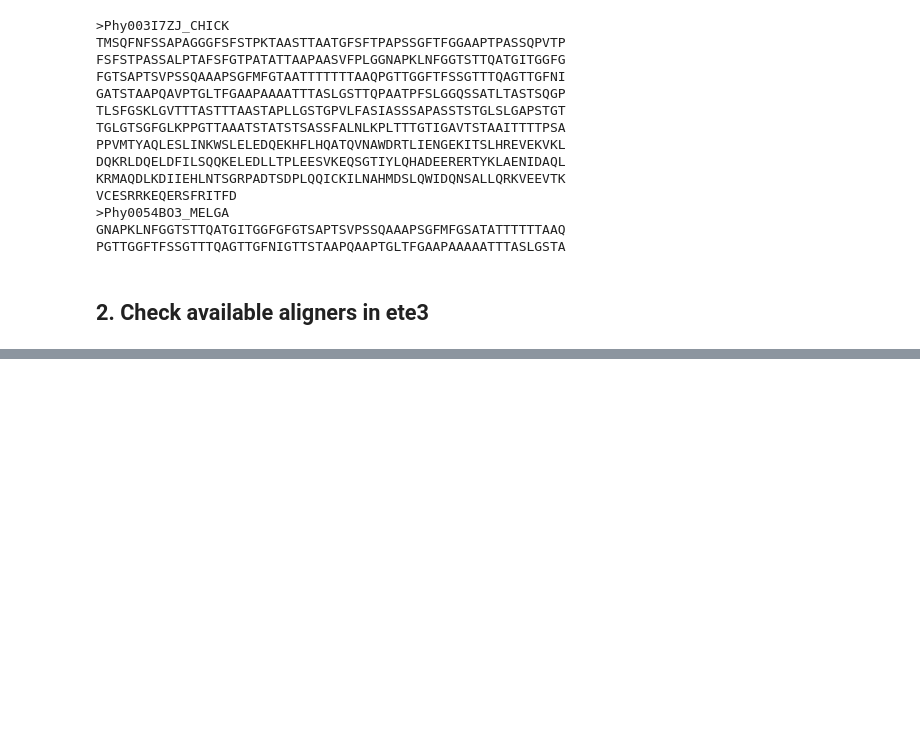
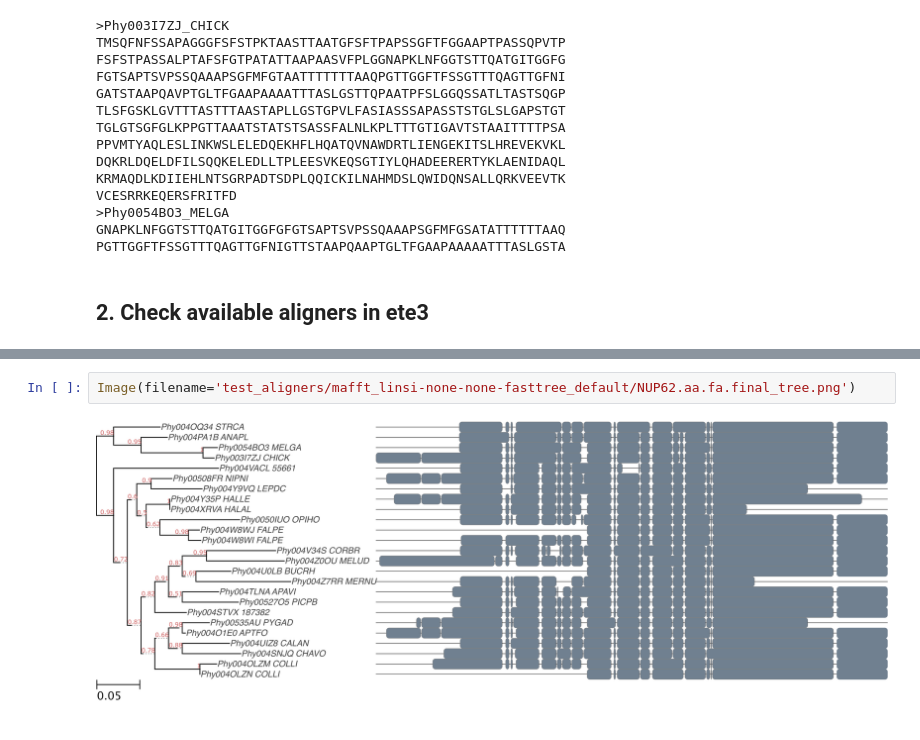
Before and after one commit to etetoolkit/cookbook, a Jupyter notebook: recipes/ete_build_metaworkflow.ipynb, the cells around one changed output, grey strips where cells are left out. Cells and saved outputs as stored; diff of their text form; blank space fills up the shorter version.

```diff
--- a/recipes/ete_build_metaworkflow.ipynb
+++ b/recipes/ete_build_metaworkflow.ipynb
@@ -58,0 +130,4 @@ trimal_gappyout | trimal   |
+# %%
+Image(filename='test_aligners/mafft_linsi-none-none-fasttree_default/NUP62.aa.fa.final_tree.png')
+# %% [output]
+[figure, added]
```
Also changed, not shown: parts of 13 cells of this notebook, 1 other file.
